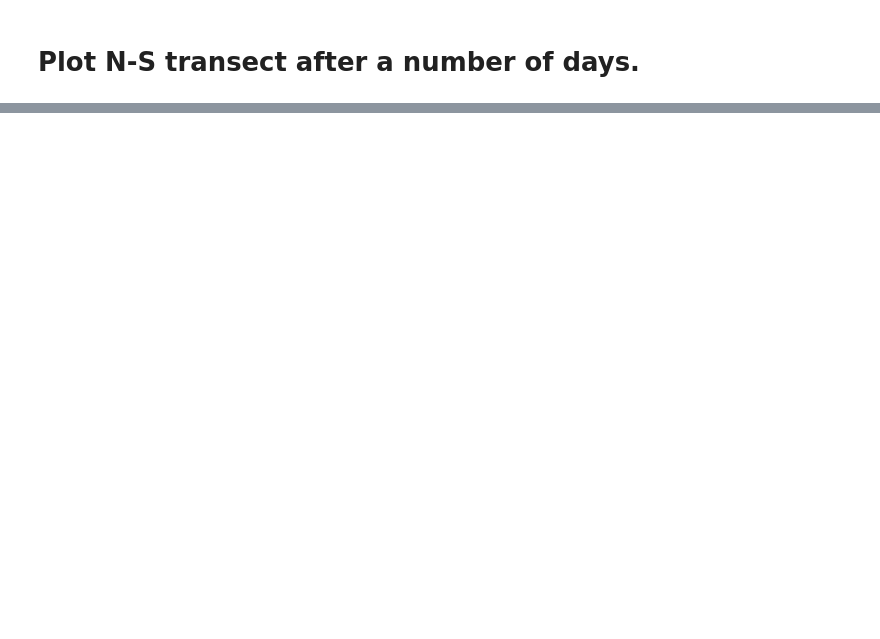
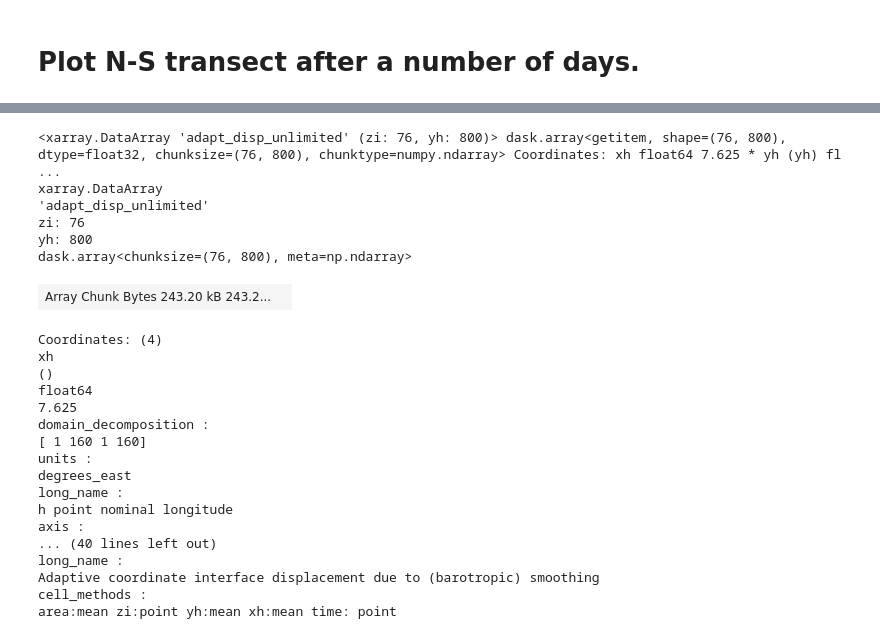
Before and after one commit to AndyHoggANU/anu-tub, a Jupyter notebook: diagnostics/Adaptivity_Tests.ipynb, the cells around one changed output, grey strips where cells are left out. Cells and saved outputs as stored; diff of their text form; code cells hidden in the pictures; blank space fills up the shorter version.

```diff
--- a/diagnostics/Adaptivity_Tests.ipynb
+++ b/diagnostics/Adaptivity_Tests.ipynb
@@ -96,0 +122,27 @@ Text(0.5, 0, 'Latitude')
+# %%
+d1
+# %% [output]
+<xarray.DataArray 'adapt_disp_unlimited' (zi: 76, yh: 800)> dask.array<getitem, shape=(76, 800), dtype=float32, chunksize=(76, 800), chunktype=numpy.ndarray> Coordinates: xh float64 7.625 * yh (yh) fl ...
+xarray.DataArray
+'adapt_disp_unlimited'
+zi: 76
+yh: 800
+dask.array<chunksize=(76, 800), meta=np.ndarray>
+| Array Chunk Bytes 243.20 kB 243.2... |  |
+Coordinates: (4)
+xh
+()
+float64
+7.625
+domain_decomposition :
+[ 1 160 1 160]
+units :
+degrees_east
+long_name :
+h point nominal longitude
+axis :
+... (40 lines left out)
+long_name :
+Adaptive coordinate interface displacement due to (barotropic) smoothing
+cell_methods :
+area:mean zi:point yh:mean xh:mean time: point
```
Also changed, not shown: parts of 7 cells of this notebook, 2 other files.
